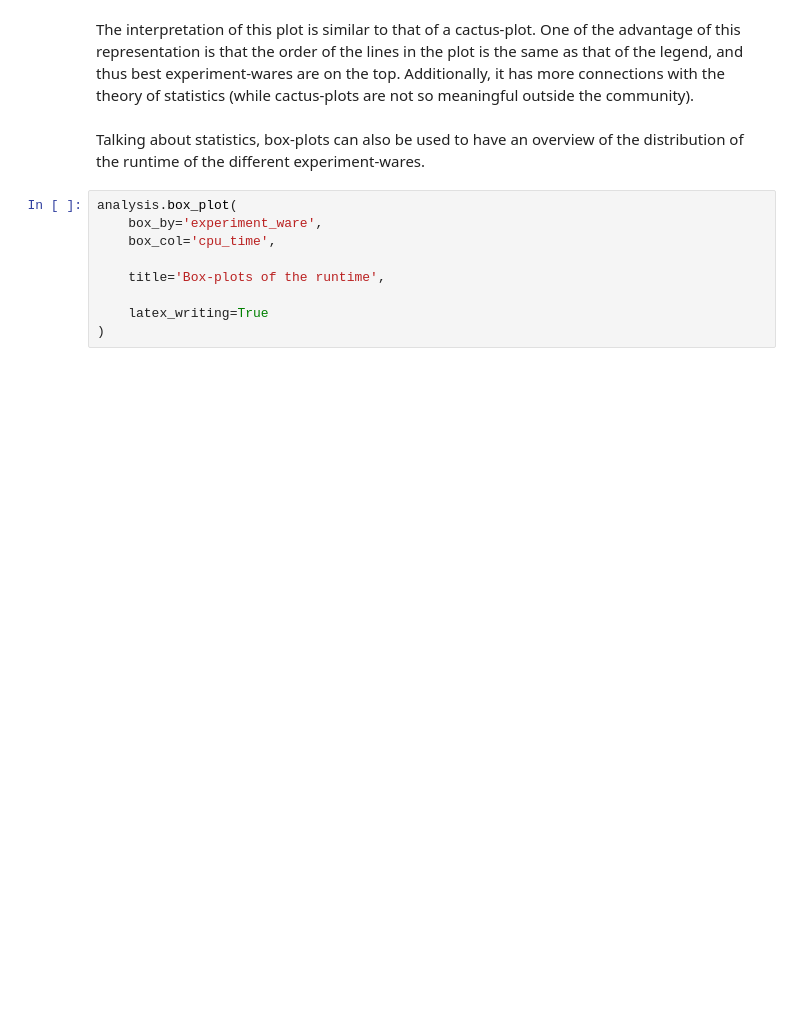
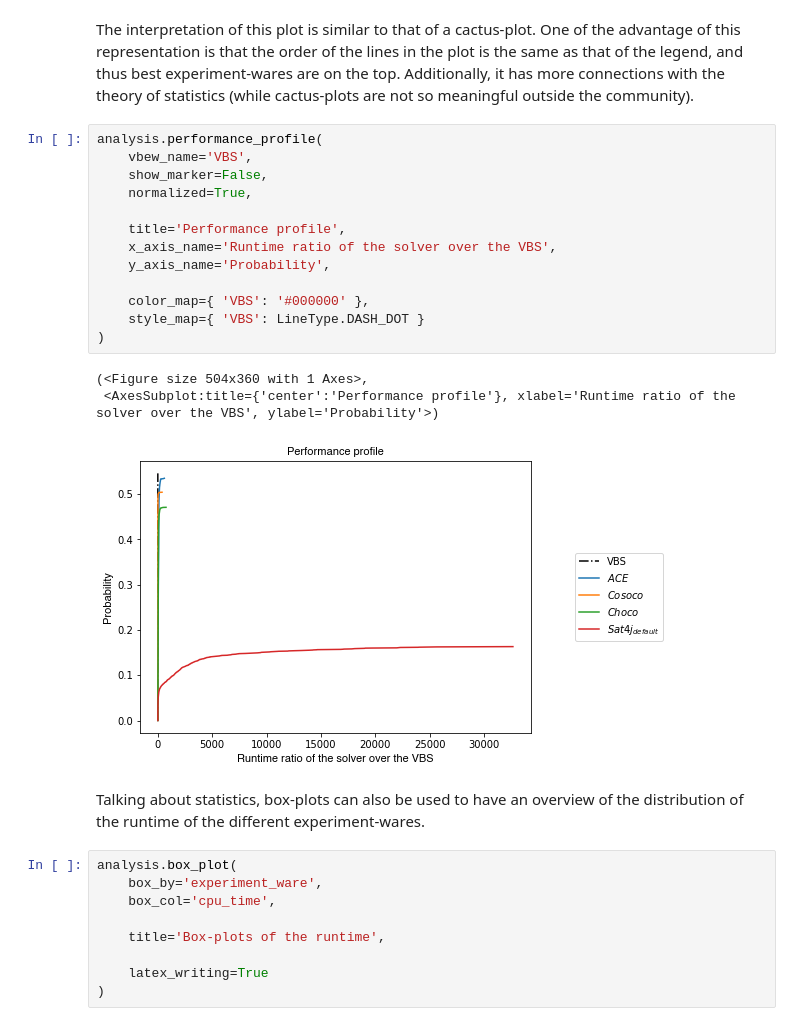
Before and after one commit to crillab/metrics-examples, a Jupyter notebook: cop-solvers/runtime_analysis.ipynb, the cells around one changed output. Saved outputs shown, nothing was run; the diff lists cells and outputs as text; blank space fills up the shorter version.

```diff
--- a/cop-solvers/runtime_analysis.ipynb
+++ b/cop-solvers/runtime_analysis.ipynb
@@ -94,6 +94,23 @@ analysis.cdf_plot(
 The interpretation of this plot is similar to that of a cactus-plot.
 One of the advantage of this representation is that the order of the lines in the plot is the same as that of the legend, and thus best experiment-wares are on the top.
 Additionally, it has more connections with the theory of statistics (while cactus-plots are not so meaningful outside the community).
+# %%
+analysis.performance_profile(
+    vbew_name='VBS',
+    show_marker=False,
+    normalized=True,
+
+    title='Performance profile',
+    x_axis_name='Runtime ratio of the solver over the VBS',
+    y_axis_name='Probability',
+
+    color_map={ 'VBS': '#000000' },
+    style_map={ 'VBS': LineType.DASH_DOT }
+)
+# %% [output]
+(<Figure size 504x360 with 1 Axes>,
+ <AxesSubplot:title={'center':'Performance profile'}, xlabel='Runtime ratio of the solver over the VBS', ylabel='Probability'>)
+[figure, added]
 # %% [markdown]
 Talking about statistics, box-plots can also be used to have an overview of the distribution of the runtime of the different experiment-wares.
 # %%
```
Also changed, not shown: parts of 1 cell of this notebook, 2 other files.
